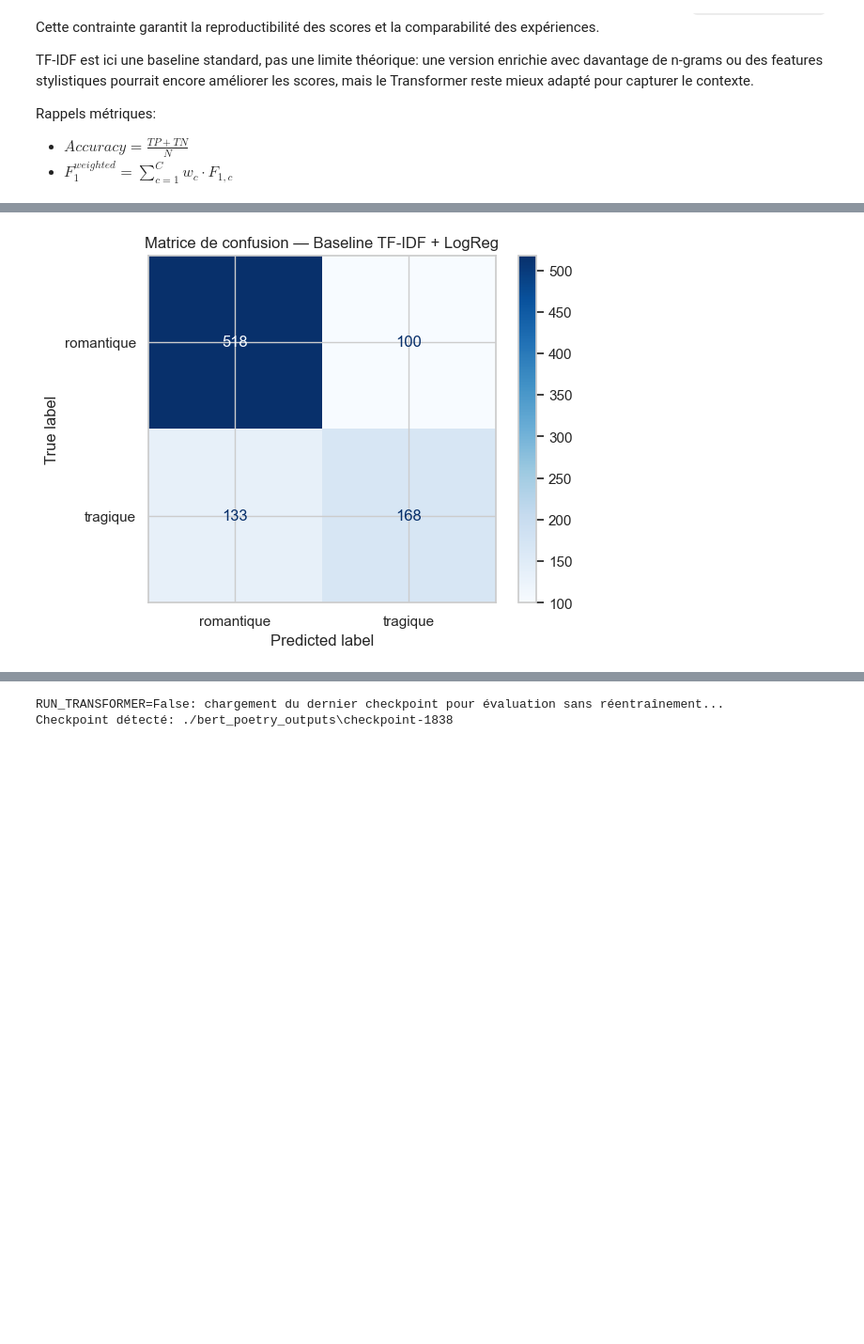
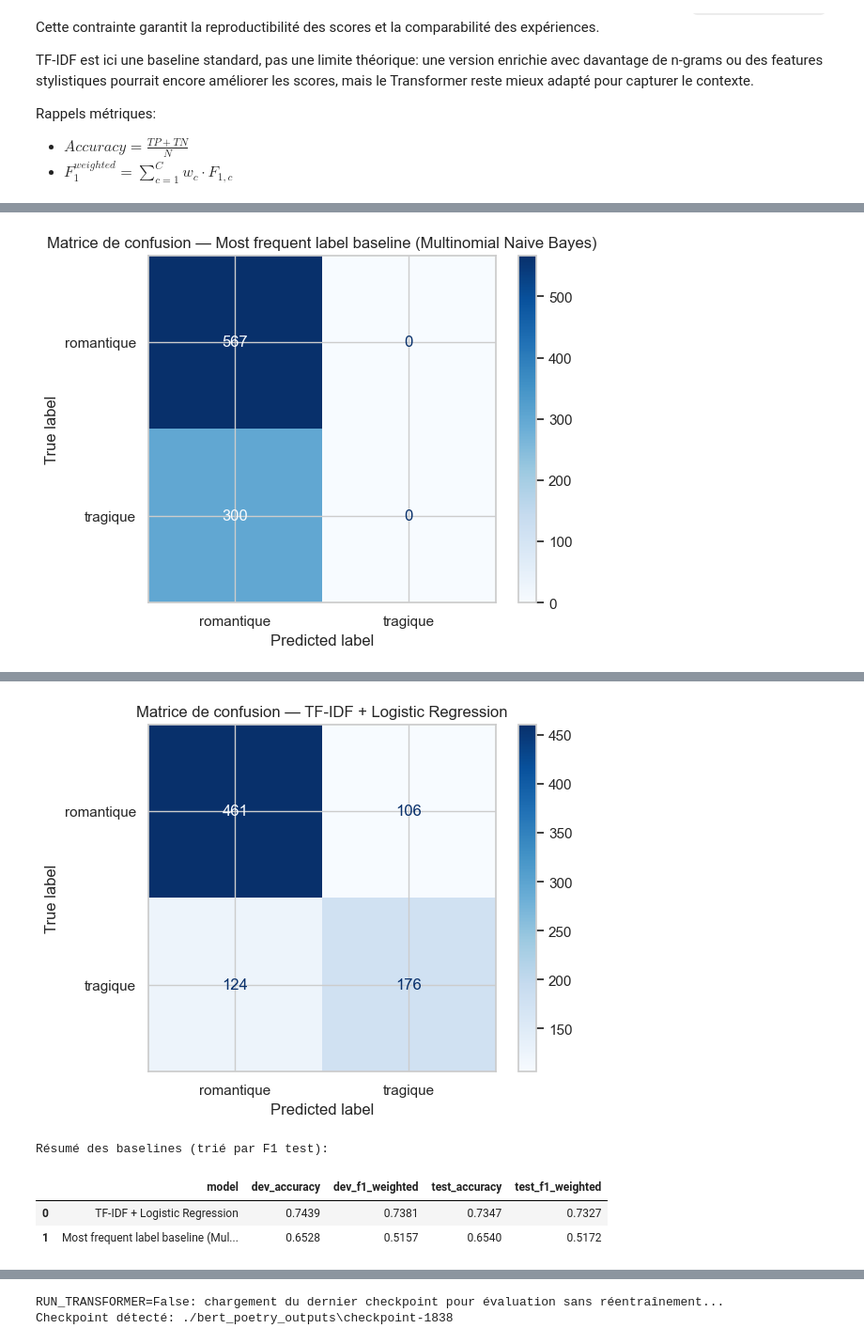
Before and after one commit to ba-giacchero/NLP_PROJECT_FABBRINI_GIACCHERO, a Jupyter notebook: final_project_nlp.ipynb, the cells around one changed output, grey strips where cells are left out. Shown at 94% size. Drawn from its saved outputs; the diff is of its cells as text; code cells hidden in the pictures; blank space fills up the shorter version.

```diff
--- a/final_project_nlp.ipynb
+++ b/final_project_nlp.ipynb
@@ -790,11 +790,16 @@ Rappels métriques:
 - $F_1^{weighted} = \sum_{c=1}^{C} w_c \cdot F_{1,c}$
 # %%
 import matplotlib.pyplot as plt
+import pandas as pd
 from sklearn.feature_extraction.text import TfidfVectorizer
 from sklearn.linear_model import LogisticRegression
 from sklearn.metrics import accuracy_score, f1_score, confusion_matrix, ConfusionMatrixDisplay, classification_report
+from sklearn.naive_bayes import MultinomialNB
 
-# Baseline 4.1: Régression logistique avec TF-IDF + n-grammes (1,2).
+# Baselines 4.1:
+# 1) Most frequent label baseline (Multinomial Naive Bayes)
+# 2) Logistic Regression with TF-IDF + n-grams (1,2)
+
 tfidf_vec = TfidfVectorizer(
     ngram_range=(1, 2),
     min_df=3,
@@ -807,6 +812,47 @@ X_train = tfidf_vec.fit_transform(train_df["text"])
 X_dev = tfidf_vec.transform(dev_df["text"])
 X_test = tfidf_vec.transform(test_df["text"])
 
+labels_sorted = sorted(df["label"].unique())
+baseline_rows = []
+
+def evaluate_model(model_name, y_dev_pred, y_test_pred):
+    acc_dev_local = accuracy_score(dev_df["label"], y_dev_pred)
+    f1w_dev_local = f1_score(dev_df["label"], y_dev_pred, average="weighted")
+    acc_test_local = accuracy_score(test_df["label"], y_test_pred)
+    f1w_test_local = f1_score(test_df["label"], y_test_pred, average="weighted")
+
+    baseline_rows.append({
+        "model": model_name,
+        "dev_accuracy": acc_dev_local,
+        "dev_f1_weighted": f1w_dev_local,
+        "test_accuracy": acc_test_local,
+        "test_f1_weighted": f1w_test_local,
+    })
+
+    print(f"\n=== {model_name} ===")
+    print(f"Dev Accuracy: {acc_dev_local:.4f}")
+    print(f"Dev F1 weighted: {f1w_dev_local:.4f}")
+    print(f"Test Accuracy: {acc_test_local:.4f}")
+    print(f"Test F1 weighted: {f1w_test_local:.4f}")
+    print("\nClassification report (test):")
+    print(classification_report(test_df["label"], y_test_pred, digits=4))
+
+    cm_local = confusion_matrix(test_df["label"], y_test_pred, labels=labels_sorted)
+    disp_local = ConfusionMatrixDisplay(confusion_matrix=cm_local, display_labels=labels_sorted)
+    disp_local.plot(cmap="Blues", values_format="d")
+    plt.title(f"Matrice de confusion — {model_name}")
+    plt.show()
+
+    return acc_dev_local, f1w_dev_local, acc_test_local, f1w_test_local
+
+# 1) Most frequent label baseline (Multinomial Naive Bayes)
+mnb_baseline = MultinomialNB()
+mnb_baseline.fit(X_train, train_df["label"])
+pred_dev_mnb = mnb_baseline.predict(X_dev)
+pred_test_mnb = mnb_baseline.predict(X_test)
+_ = evaluate_model("Most frequent label baseline (Multinomial Naive Bayes)", pred_dev_mnb, pred_test_mnb)
+
+# 2) Logistic regression baseline (kept as main lexical baseline for the rest of the notebook)
 logreg_baseline = LogisticRegression(
     max_iter=2000,
     random_state=RANDOM_STATE,
@@ -816,22 +862,14 @@ logreg_baseline.fit(X_train, train_df["label"])
 pred_dev = logreg_baseline.predict(X_dev)
 pred_test = logreg_baseline.predict(X_test)
 
-acc_dev = accuracy_score(dev_df["label"], pred_dev)
-f1w_dev = f1_score(dev_df["label"], pred_dev, average="weighted")
-acc_test = accuracy_score(test_df["label"], pred_test)
-f1w_test = f1_score(test_df["label"], pred_test, average="weighted")
+acc_dev, f1w_dev, acc_test, f1w_test = evaluate_model(
+    "TF-IDF + Logistic Regression", pred_dev, pred_test
+)
 
-print(f"Dev Accuracy: {acc_dev:.4f}")
-print(f"Dev F1 weighted: {f1w_dev:.4f}")
-print(f"Test Accuracy: {acc_test:.4f}")
-print(f"Test F1 weighted: {f1w_test:.4f}")
+baseline_results_df = pd.DataFrame(baseline_rows).sort_values(
+    by=["test_f1_weighted", "test_accuracy"], ascending=False
+).reset_index(drop=True)
 
-print("\nClassification report (test):")
-print(classification_report(test_df["label"], pred_test, digits=4))
-
-cm = confusion_matrix(test_df["label"], pred_test, labels=sorted(df["label"].unique()))
-disp = ConfusionMatrixDisplay(confusion_matrix=cm, display_labels=sorted(df["label"].unique()))
-disp.plot(cmap="Blues", values_format="d")
-plt.title("Matrice de confusion — Baseline TF-IDF + LogReg")
-plt.show()
+print("\nRésumé des baselines (trié par F1 test):")
+display(baseline_results_df.round(4))
 # %% [output]
@@ -852 +891 @@ weighted avg     0.7404    0.7465    0.7424       919
-[figure, old version]
+[figure, new version]
@@ -852,0 +907,5 @@ weighted avg     0.7404    0.7465    0.7424       919
+[figure, added]
+Résumé des baselines (trié par F1 test):
+|  | model | dev_accuracy | dev_f1_weighted | test_accuracy | test_f1_weighted |
+| 0 | TF-IDF + Logistic Regression | 0.7439 | 0.7381 | 0.7347 | 0.7327 |
+| 1 | Most frequent label baseline (Mul... | 0.6528 | 0.5157 | 0.6540 | 0.5172 |
```
Also changed, not shown: parts of 2 cells of this notebook.
